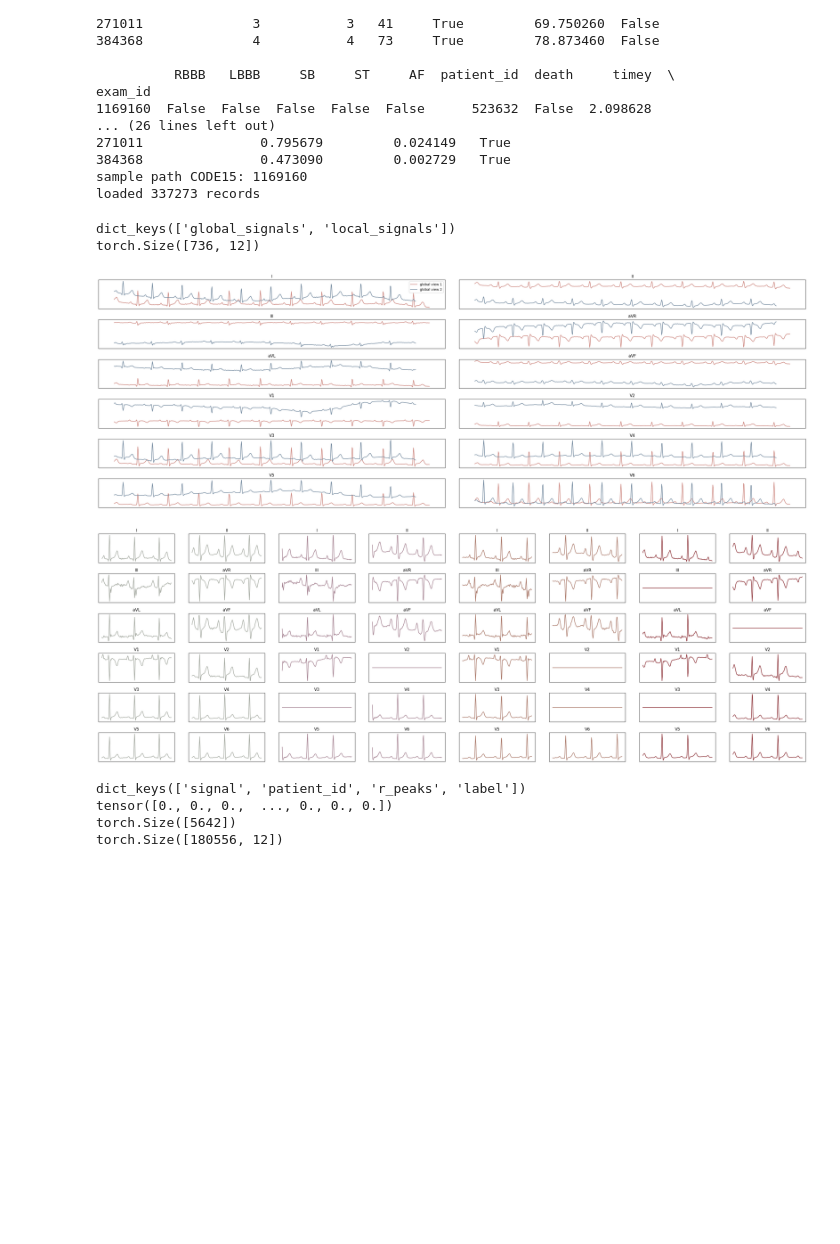
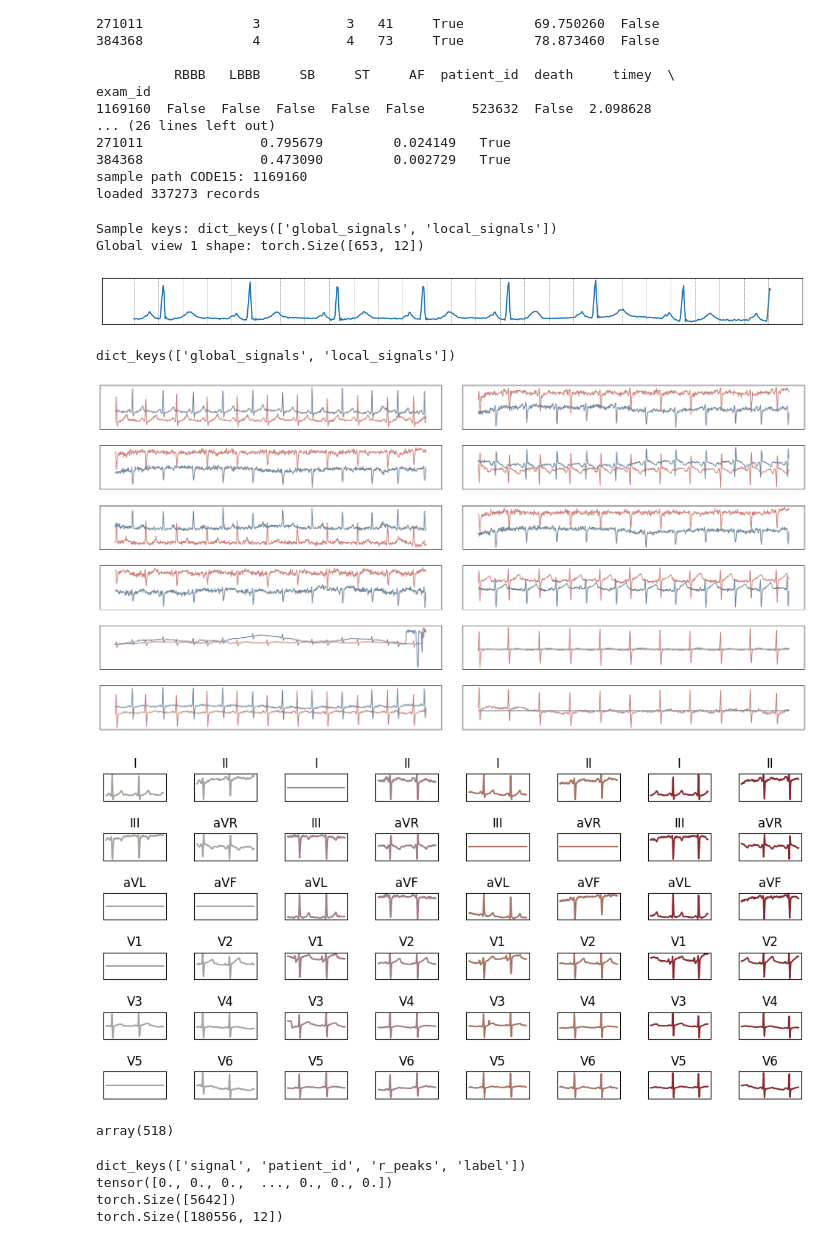
Before and after one commit to Lobster1911/bench-xecg-indian-benchmark, a Jupyter notebook: test.ipynb, the cells around one changed output. Drawn from its saved outputs; the diff is of its cells as text; code cells hidden in the pictures; blank space fills up the shorter version.

```diff
--- a/test.ipynb
+++ b/test.ipynb
@@ -70,15 +71,42 @@ exam_id
 384368               0.473090         0.002729   True
 sample path CODE15: 1169160
 loaded 337273 records
+# %%
+# print one sample
+sample = dataset[98]
+print("Sample keys:", sample.keys())
+g1 = sample['global_signals'][0]
+print("Global view 1 shape:", g1.shape)
+
+# plot in a box with seaborn
+
+import seaborn as sns
+import matplotlib.pyplot as plt
+
+plt.figure(figsize=(15, 1))
+plt.tight_layout()
+sns.lineplot(data=g1[:, 1], palette="tab10", legend=False)
+# at every 25 timestep wrap in a box with sns
+for i in range(0, g1.shape[0], 25):
+    plt.axvline(x=i, color='gray', linestyle='--', linewidth=0.5)
+
+plt.xticks([])
+plt.yticks([])
+#export to png
+plt.savefig('figs/sample_global_view_1.png', bbox_inches='tight', dpi=300)
+# %% [output]
+Sample keys: dict_keys(['global_signals', 'local_signals'])
+Global view 1 shape: torch.Size([653, 12])
+[figure, added]
 # %%
 from dataset import generic_utils
 import dataset.cpsc2018 as cpsc_utils
 
-train_dataloader = DataLoader(dataset, batch_size=config.batch_size, shuffle=True, num_workers=config.num_workers, collate_fn=generic_utils.make_collate_fn(config), drop_last=True)
+train_dataloader = DataLoader(dataset, batch_size=2, shuffle=True, num_workers=config.num_workers, collate_fn=generic_utils.make_collate_fn(config), drop_last=True)
 sample = train_dataloader.__iter__().__next__()
 print(sample.keys())
 
-sample_idx = 3
+sample_idx = 1
 
 
 sample_g1 = sample['global_signals'][0][sample_idx]
@@ -88,43 +116,47 @@ import matplotlib.pyplot as plt
 import numpy as np
 
 
-fig, axs = plt.subplots(6, 2, figsize=(30, 10))
+fig, axs = plt.subplots(6, 2, figsize=(20, 10))
 fig.tight_layout()
 leads = ['I', 'II', 'III', 'aVR', 'aVL', 'aVF', 'V1', 'V2', 'V3', 'V4', 'V5', 'V6']
 
-print(sample_g1.shape)
+# print(sample_g1.shape)
+# print(sample_g1)
 203, 129, 121
 for i in range(12):
     ax = axs[i//2, i%2]
     ax.plot(sample_g1[:, i], color='#cb8179')
     ax.plot(sample_g2[:, i], color="#6e859b")
 
-    ax.set_title(leads[i])
+    # ax.set_title(leads[i])
 
     # remove y and x thiks
     ax.set_xticks([])
     ax.set_yticks([])
-    if i == 0:
-        ax.legend(['global view 1', 'global view 2'])
+    # if i == 0:
+    #     ax.legend(['global view 1', 'global view 2'])
 
-fig, axs = plt.subplots(6, 2 * 4, figsize=(30, 10))
+fig, axs = plt.subplots(6, 2 * 4, figsize=(10, 5))
 fig.tight_layout()
 
 
 #  6 different colors:
 colors = ['#A2A79E', '#A27E8E', '#A77464', '#88292F', 'green', 'red']
 for j, g in enumerate(sample['local_signals']):
     for i in range(12):
         ax = axs[i//2, i%2 + j*2]
         ax.set_xticks([])
         ax.set_yticks([])
         ax.plot(g[sample_idx, :, i], color=colors[j])
         ax.set_title(leads[i])
 # %% [output]
 dict_keys(['global_signals', 'local_signals'])
-torch.Size([736, 12])
-[figure, old version]
+[figure, new version]
-[figure, old version]
+[figure, new version]
+# %%
+(sample_g1 != 0).flip(0).cumsum(0).flip(0).max(dim=-1)[0].max(dim=-1)[0].numpy()
+# %% [output]
+array(518)
 # %%
 import yaml
 from dataset.generic_utils import get_transforms
```
Also changed, not shown: parts of 1 cell of this notebook, 4 other files.
